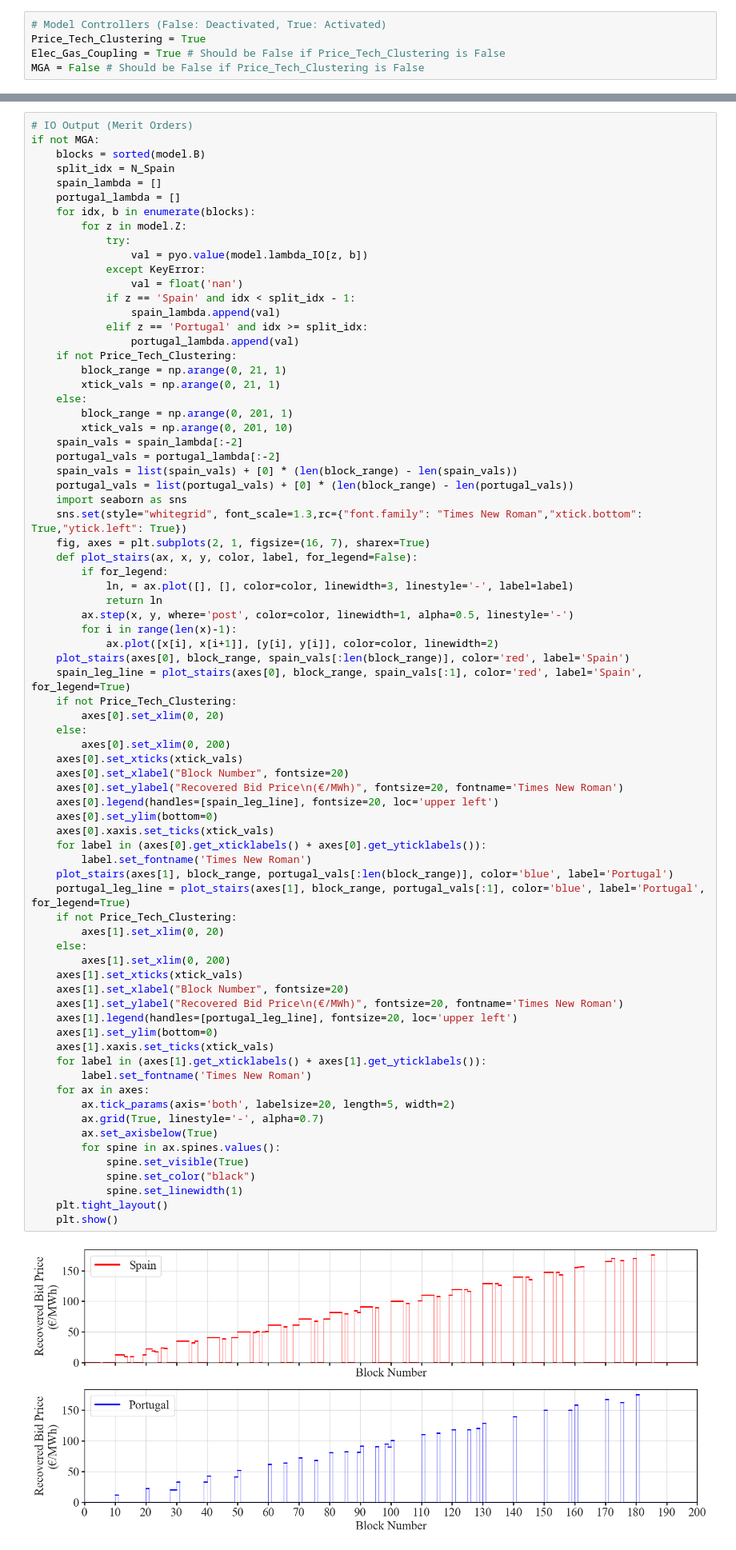
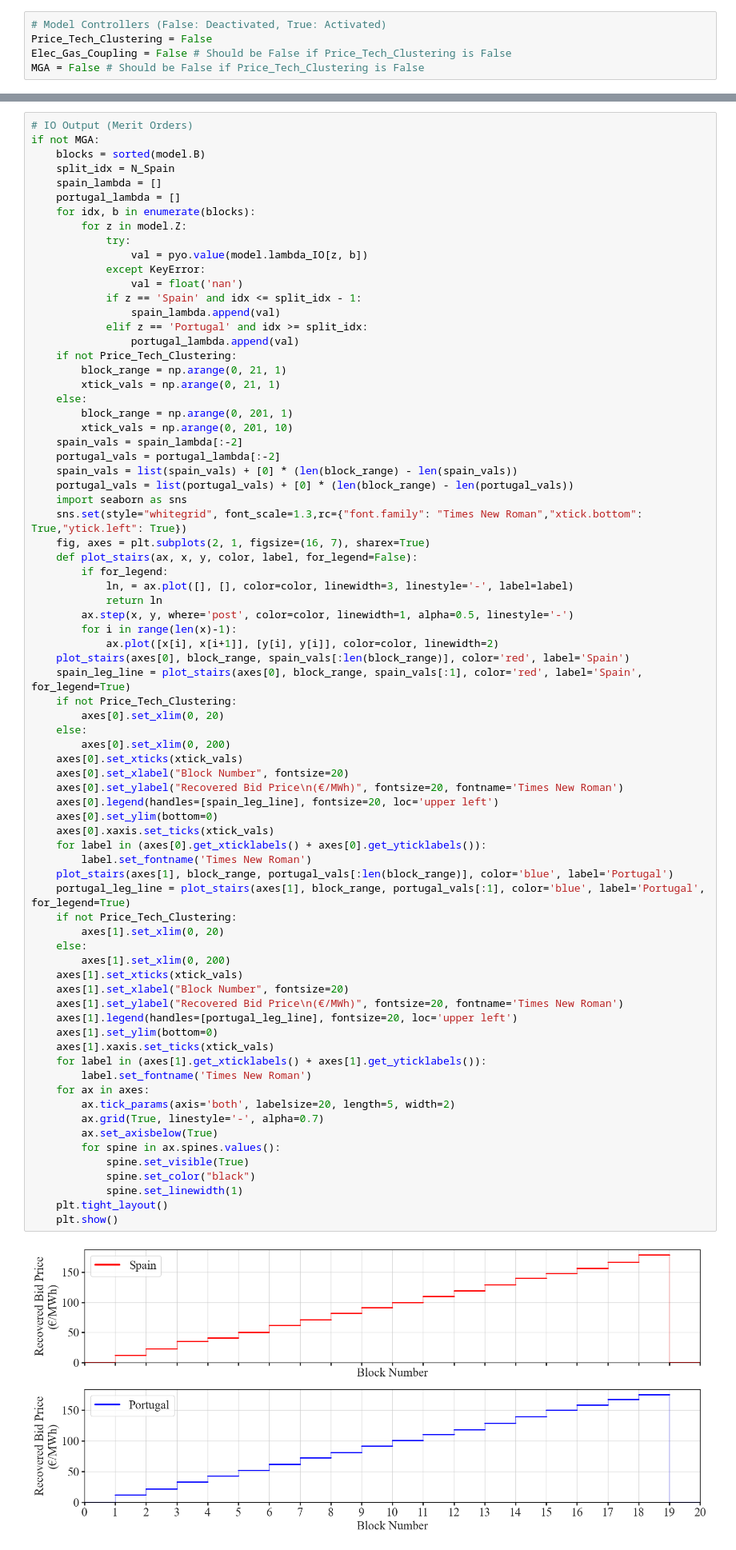
Before and after one commit to Seyed-Amir-Mansouri/IO-MGA-Bid-Stack-Recovery, a Jupyter notebook: IO - MGA Model.ipynb, the cells around one changed output, grey strips where cells are left out. Shown at 80% size. Drawn from its saved outputs; the diff is of its cells as text.

```diff
--- a/IO - MGA Model.ipynb
+++ b/IO - MGA Model.ipynb
@@ -15,8 +15,8 @@ import seaborn as sns
 from matplotlib import rcParams
 # %%
 # Model Controllers (False: Deactivated, True: Activated)
-Price_Tech_Clustering = True
-Elec_Gas_Coupling = True # Should be False if Price_Tech_Clustering is False
+Price_Tech_Clustering = False
+Elec_Gas_Coupling = False # Should be False if Price_Tech_Clustering is False
 MGA = False # Should be False if Price_Tech_Clustering is False
 # %%
 # Load Data
@@ -916,7 +904,7 @@ if not MGA:
                 val = pyo.value(model.lambda_IO[z, b])
             except KeyError:
                 val = float('nan')
-            if z == 'Spain' and idx < split_idx - 1:
+            if z == 'Spain' and idx <= split_idx - 1:
                 spain_lambda.append(val)
             elif z == 'Portugal' and idx >= split_idx:
                 portugal_lambda.append(val)
@@ -952,31 +940,31 @@ if not MGA:
     axes[0].legend(handles=[spain_leg_line], fontsize=20, loc='upper left')
     axes[0].set_ylim(bottom=0)
     axes[0].xaxis.set_ticks(xtick_vals)
     for label in (axes[0].get_xticklabels() + axes[0].get_yticklabels()):
         label.set_fontname('Times New Roman')
     plot_stairs(axes[1], block_range, portugal_vals[:len(block_range)], color='blue', label='Portugal')
     portugal_leg_line = plot_stairs(axes[1], block_range, portugal_vals[:1], color='blue', label='Portugal', for_legend=True)
     if not Price_Tech_Clustering:
         axes[1].set_xlim(0, 20)
     else:
         axes[1].set_xlim(0, 200)
     axes[1].set_xticks(xtick_vals)
     axes[1].set_xlabel("Block Number", fontsize=20)
     axes[1].set_ylabel("Recovered Bid Price\n(€/MWh)", fontsize=20, fontname='Times New Roman')
     axes[1].legend(handles=[portugal_leg_line], fontsize=20, loc='upper left')
     axes[1].set_ylim(bottom=0)
     axes[1].xaxis.set_ticks(xtick_vals)
     for label in (axes[1].get_xticklabels() + axes[1].get_yticklabels()):
         label.set_fontname('Times New Roman')
     for ax in axes:
         ax.tick_params(axis='both', labelsize=20, length=5, width=2)
         ax.grid(True, linestyle='-', alpha=0.7)
         ax.set_axisbelow(True)
         for spine in ax.spines.values():
             spine.set_visible(True)
             spine.set_color("black")
             spine.set_linewidth(1)
     plt.tight_layout()
     plt.show()
 # %% [output]
-[figure, old version]
+[figure, new version]
```
Also changed, not shown: parts of 10 cells of this notebook.
